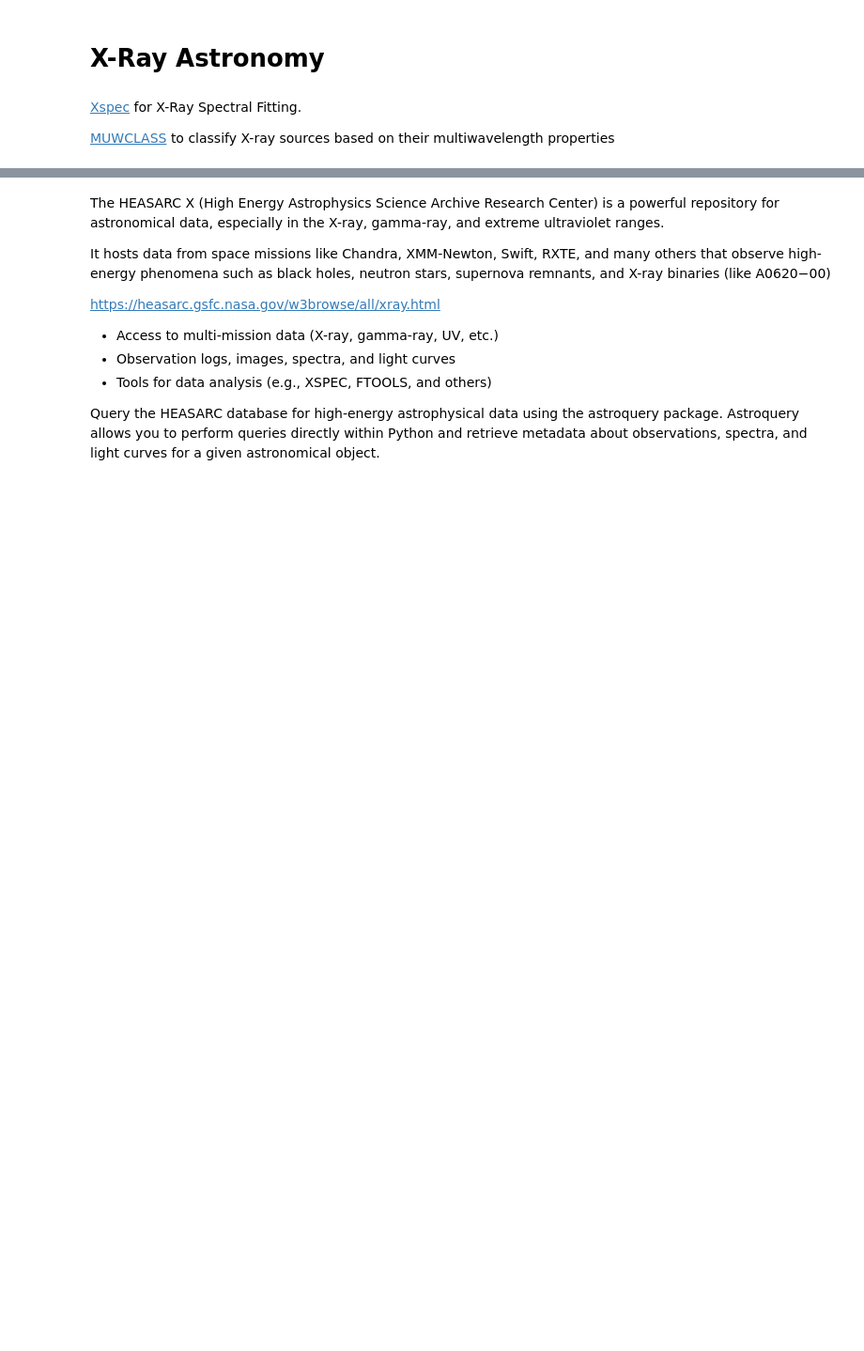
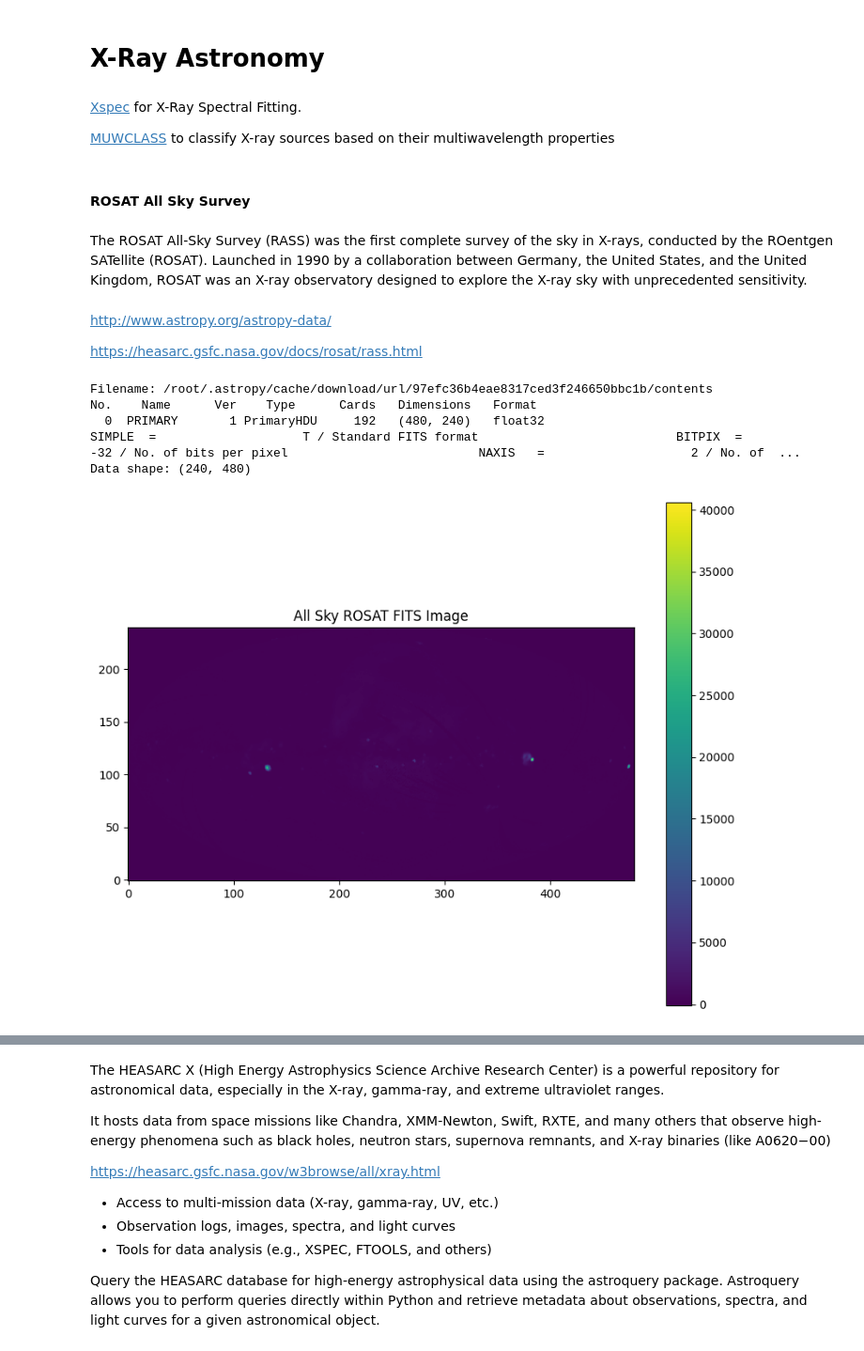
Before and after one commit to deltorobarba/astrophysics, a Jupyter notebook: spectroscopy_xray.ipynb, the cells around one changed output, grey strips where cells are left out. Shown at 94% size. Cells and saved outputs as stored; diff of their text form; code cells hidden in the pictures; blank space fills up the shorter version.

```diff
--- a/spectroscopy_xray.ipynb
+++ b/spectroscopy_xray.ipynb
@@ -6,3 +6,11 @@
 [Xspec](https://heasarc.gsfc.nasa.gov/xanadu/xspec/) for X-Ray Spectral Fitting.
 
 [MUWCLASS](https://github.com/MUWCLASS/MUWCLASS?tab=readme-ov-file) to classify X-ray sources based on their multiwavelength properties
+# %% [markdown]
+#### **ROSAT All Sky Survey**
+# %% [markdown]
+The ROSAT All-Sky Survey (RASS) was the first complete survey of the sky in X-rays, conducted by the ROentgen SATellite (ROSAT). Launched in 1990 by a collaboration between Germany, the United States, and the United Kingdom, ROSAT was an X-ray observatory designed to explore the X-ray sky with unprecedented sensitivity.
+# %% [markdown]
+http://www.astropy.org/astropy-data/
+
+https://heasarc.gsfc.nasa.gov/docs/rosat/rass.html
@@ -8,0 +19,46 @@
+# %%
+from astropy.io import fits
+import matplotlib.pyplot as plt
+
+# Specify the path to the FITS file
+fits_file = 'https://raw.githubusercontent.com/deltorobarba/astrophysics/master/allsky_rosat.fits'
+
+# Open the FITS file
+hdul = fits.open(fits_file)
+
+# Print the file information
+hdul.info()
+
+# Access the primary HDU (Header/Data Unit) to get the data
+primary_hdu = hdul[0]
+data = primary_hdu.data
+
+# Display the header to learn more about the file
+print(primary_hdu.header)
+
+# Check if there is data
+if data is not None:
+    # Show the dimensions of the data
+    print(f"Data shape: {data.shape}")
+
+    # Display the image if it is 2D
+    if data.ndim == 2:
+        plt.figure(figsize=(10, 8))
+        plt.imshow(data, origin='lower', cmap='viridis')
+        plt.colorbar()
+        plt.title("All Sky ROSAT FITS Image")
+        plt.show()
+    else:
+        print("Data is not 2D, unable to display as an image.")
+else:
+    print("No data found in the primary HDU.")
+
+# Close the FITS file after you're done
+hdul.close()
+# %% [output]
+Filename: /root/.astropy/cache/download/url/97efc36b4eae8317ced3f246650bbc1b/contents
+No.    Name      Ver    Type      Cards   Dimensions   Format
+  0  PRIMARY       1 PrimaryHDU     192   (480, 240)   float32
+SIMPLE  =                    T / Standard FITS format                           BITPIX  =                  -32 / No. of bits per pixel                          NAXIS   =                    2 / No. of  ...
+Data shape: (240, 480)
+[figure, added]
```
Also changed, not shown: parts of 4 cells of this notebook.
